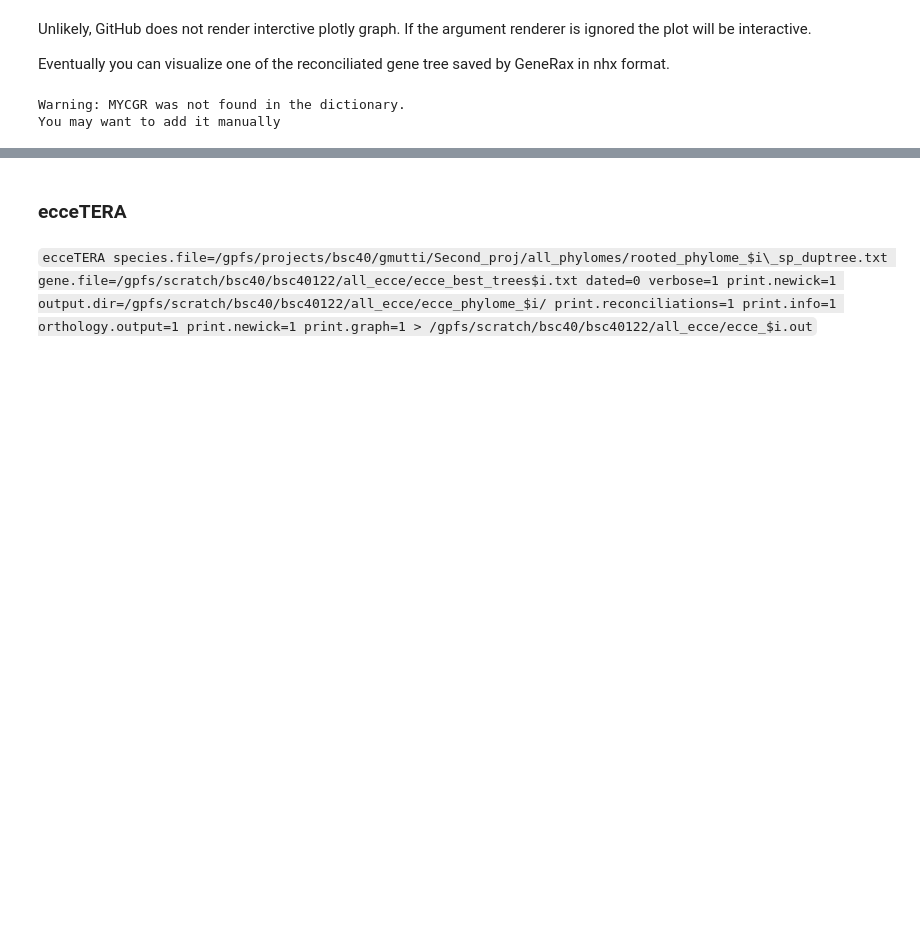
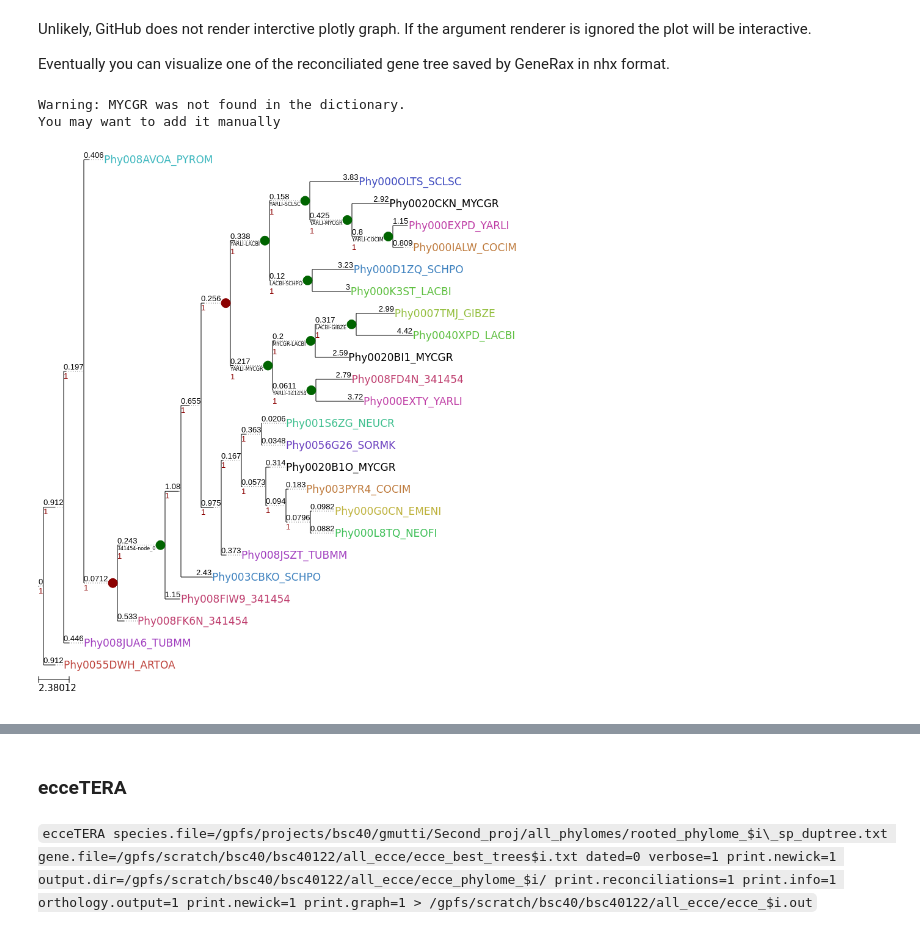
Before and after one commit to Gabaldonlab/phylome_analysis_giaco, a Jupyter notebook: examples/example_disc.ipynb, the cells around one changed output, grey strips where cells are left out. Cells and saved outputs as stored; diff of their text form; code cells hidden in the pictures; blank space fills up the shorter version.

Commit message:
fix images notebook

```diff
--- a/examples/example_disc.ipynb
+++ b/examples/example_disc.ipynb
@@ -75,4 +75,9 @@ You may want to add it manually
 out_gene = ap.annotate_genetree(tree, tax_dict)
 
 ap.viz_grax_tree(out_gene, show=False, render="./out_dir15/plot_grax_Phy008FIW9.png")
+# %%
+from IPython.display import Image
+Image(filename='./out_dir15/plot_grax_Phy008FIW9.png')
+# %% [output]
+[figure, added]
 # %% [markdown]
```
Also changed, not shown: parts of 2 cells of this notebook.
